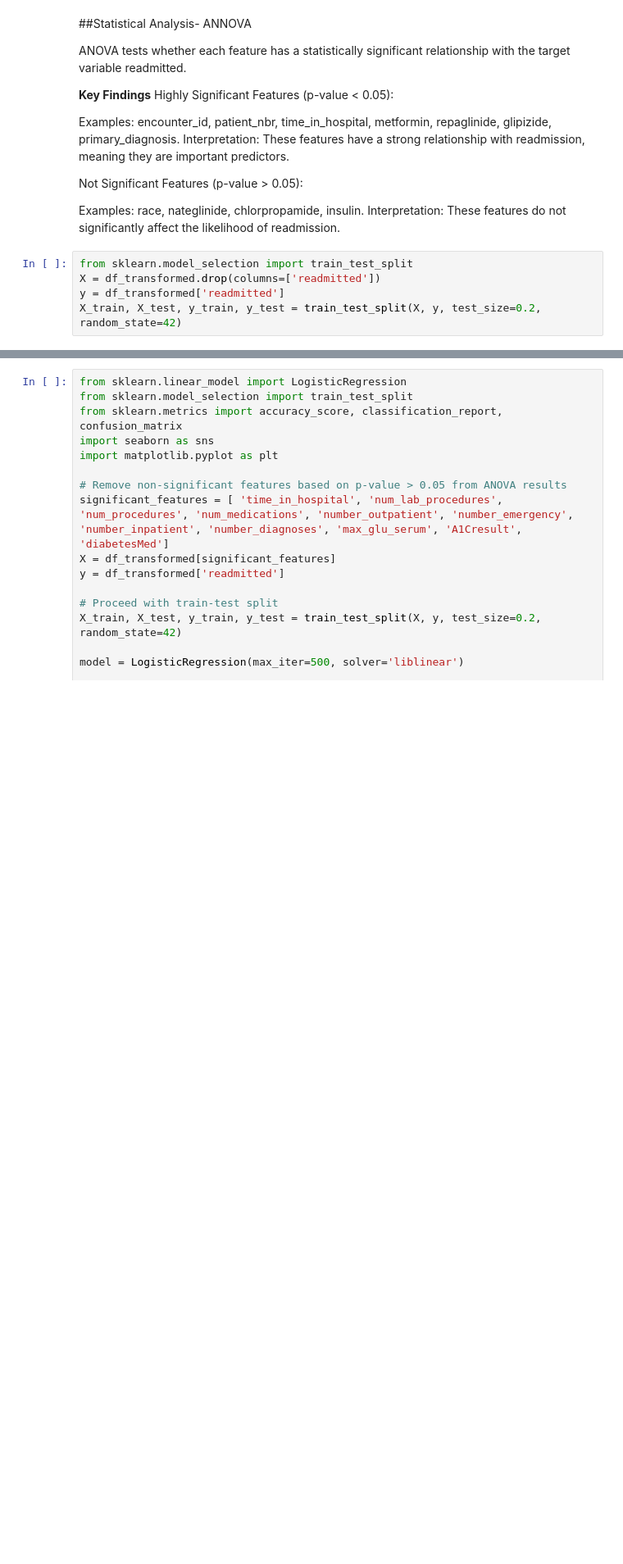
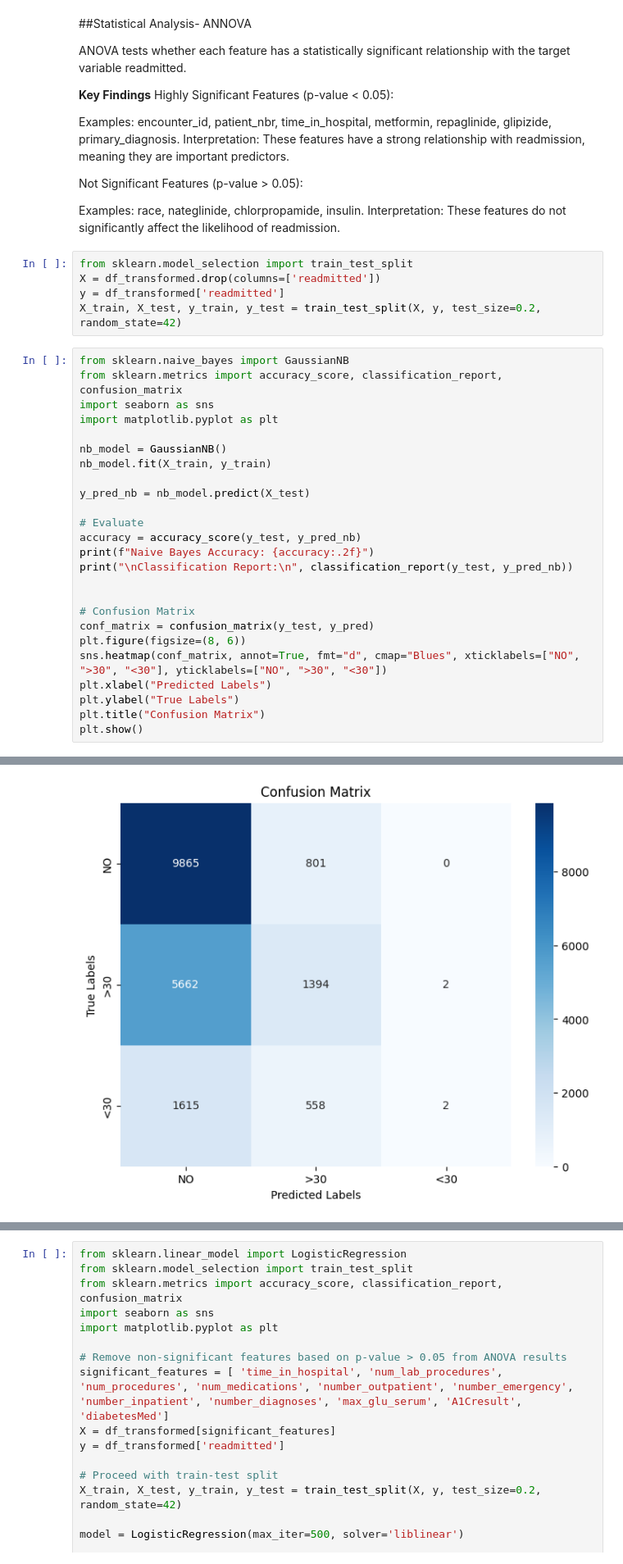
Before and after one commit to cs418-fa24/project-check-in-team-7, a Jupyter notebook: patient_readmission_ML_Modelling.ipynb, the cells around one changed output, grey strips where cells are left out. Shown at 82% size. Cells and saved outputs as stored; diff of their text form; blank space fills up the shorter version.

Commit message:
Model Optimization

```diff
--- a/patient_readmission_ML_Modelling.ipynb
+++ b/patient_readmission_ML_Modelling.ipynb
@@ -1091,3 +1087,29 @@ from sklearn.model_selection import train_test_split
 X = df_transformed.drop(columns=['readmitted'])
 y = df_transformed['readmitted']
 X_train, X_test, y_train, y_test = train_test_split(X, y, test_size=0.2, random_state=42)
+# %%
+from sklearn.naive_bayes import GaussianNB
+from sklearn.metrics import accuracy_score, classification_report, confusion_matrix
+import seaborn as sns
+import matplotlib.pyplot as plt
+
+nb_model = GaussianNB()
+nb_model.fit(X_train, y_train)
+
+y_pred_nb = nb_model.predict(X_test)
+
+# Evaluate
+accuracy = accuracy_score(y_test, y_pred_nb)
+print(f"Naive Bayes Accuracy: {accuracy:.2f}")
+print("\nClassification Report:\n", classification_report(y_test, y_pred_nb))
+
+
+# Confusion Matrix
+conf_matrix = confusion_matrix(y_test, y_pred)
+plt.figure(figsize=(8, 6))
+sns.heatmap(conf_matrix, annot=True, fmt="d", cmap="Blues", xticklabels=["NO", ">30", "<30"], yticklabels=["NO", ">30", "<30"])
+plt.xlabel("Predicted Labels")
+plt.ylabel("True Labels")
+plt.title("Confusion Matrix")
+plt.show()
+# %% [output]
@@ -1094,3 +1128,4 @@ X_train, X_test, y_train, y_test = train_test_split(X, y, test_size=0.2, random_
+[figure, added]
 # %%
 import numpy as np
 from sklearn.preprocessing import LabelEncoder
```
Also changed, not shown: parts of 4 cells of this notebook.
